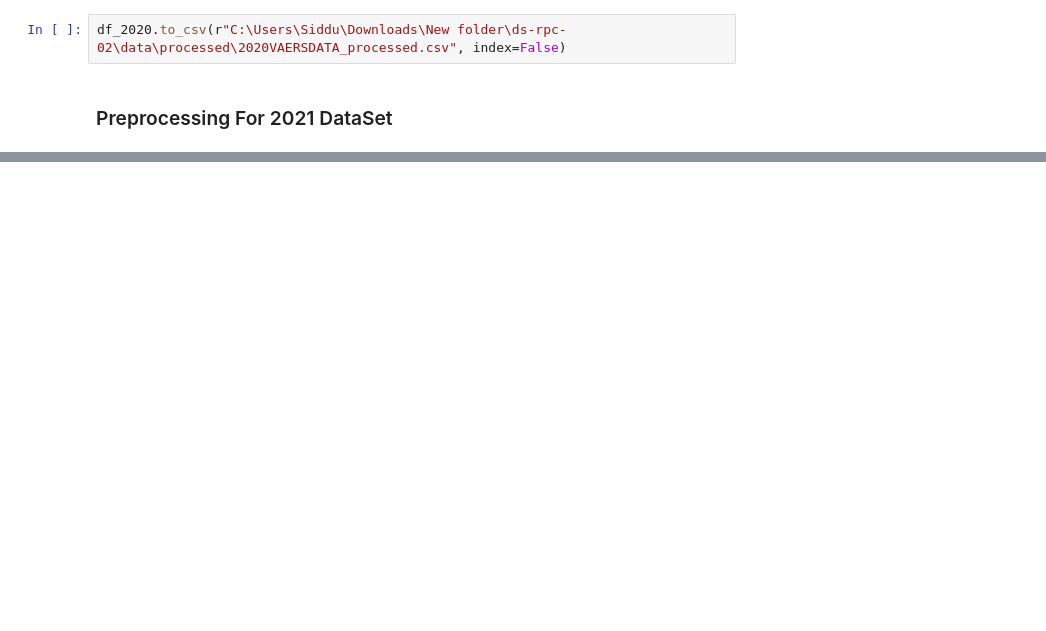
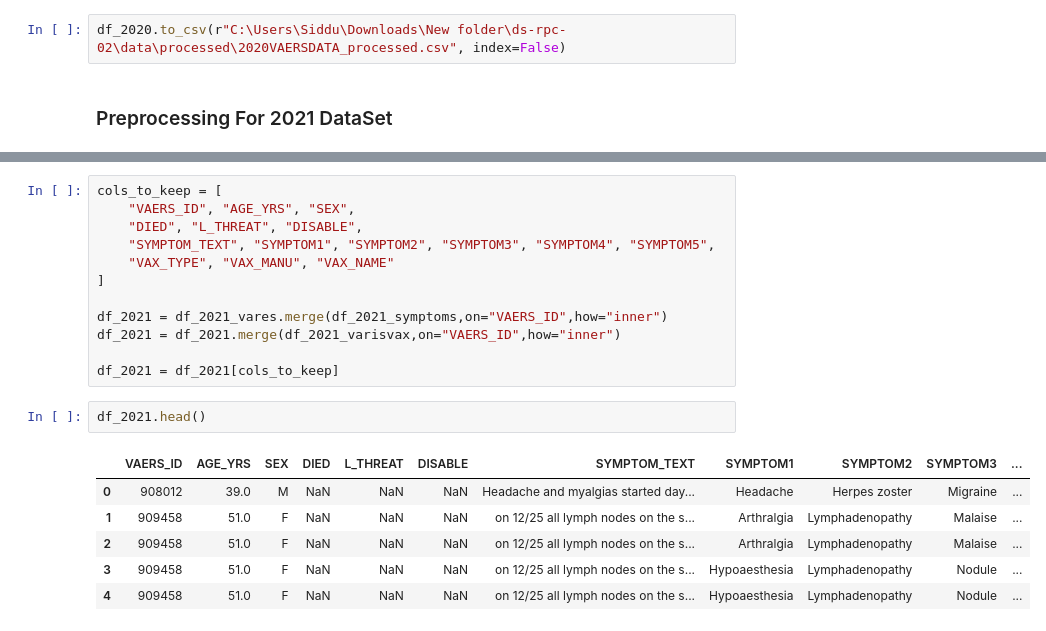
Before and after one commit to siddu28/ds-rpc-02, a Jupyter notebook: src/preprocessing/data_cleaning.ipynb, the cells around one changed output, grey strips where cells are left out. Drawn from its saved outputs; the diff is of its cells as text; blank space fills up the shorter version.

```diff
--- a/src/preprocessing/data_cleaning.ipynb
+++ b/src/preprocessing/data_cleaning.ipynb
@@ -307,0 +293,21 @@ for col in ["SYMPTOM2", "SYMPTOM3", "SYMPTOM4", "SYMPTOM5"]:
+# %%
+cols_to_keep = [
+    "VAERS_ID", "AGE_YRS", "SEX",
+    "DIED", "L_THREAT", "DISABLE",
+    "SYMPTOM_TEXT", "SYMPTOM1", "SYMPTOM2", "SYMPTOM3", "SYMPTOM4", "SYMPTOM5",
+    "VAX_TYPE", "VAX_MANU", "VAX_NAME"
+]
+
+df_2021 = df_2021_vares.merge(df_2021_symptoms,on="VAERS_ID",how="inner")
+df_2021 = df_2021.merge(df_2021_varisvax,on="VAERS_ID",how="inner")
+
+df_2021 = df_2021[cols_to_keep]
+# %%
+df_2021.head()
+# %% [output]
+|  | VAERS_ID | AGE_YRS | SEX | DIED | L_THREAT | DISABLE | SYMPTOM_TEXT | SYMPTOM1 | SYMPTOM2 | SYMPTOM3 | ... |
+| 0 | 908012 | 39.0 | M | NaN | NaN | NaN | Headache and myalgias started day... | Headache | Herpes zoster | Migraine | ... |
+| 1 | 909458 | 51.0 | F | NaN | NaN | NaN | on 12/25 all lymph nodes on the s... | Arthralgia | Lymphadenopathy | Malaise | ... |
+| 2 | 909458 | 51.0 | F | NaN | NaN | NaN | on 12/25 all lymph nodes on the s... | Arthralgia | Lymphadenopathy | Malaise | ... |
+| 3 | 909458 | 51.0 | F | NaN | NaN | NaN | on 12/25 all lymph nodes on the s... | Hypoaesthesia | Lymphadenopathy | Nodule | ... |
+| 4 | 909458 | 51.0 | F | NaN | NaN | NaN | on 12/25 all lymph nodes on the s... | Hypoaesthesia | Lymphadenopathy | Nodule | ... |
```
Also changed, not shown: parts of 19 cells of this notebook.
